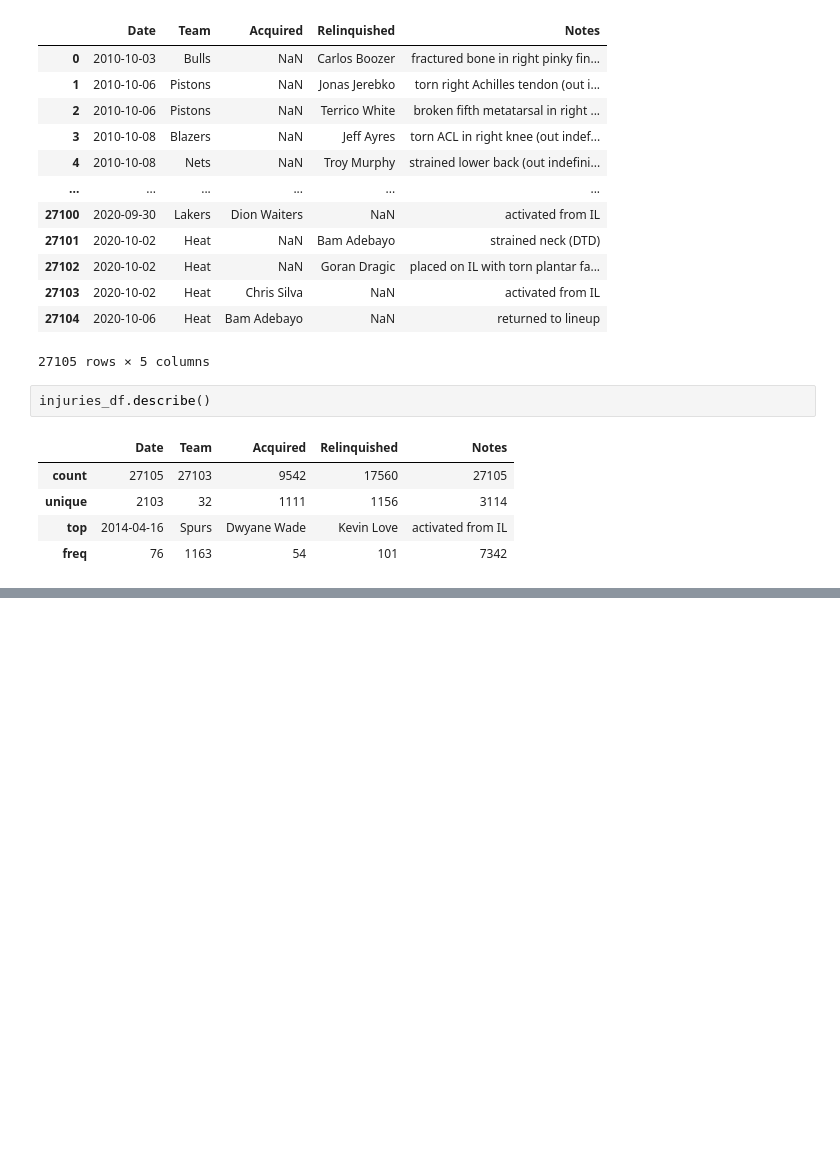
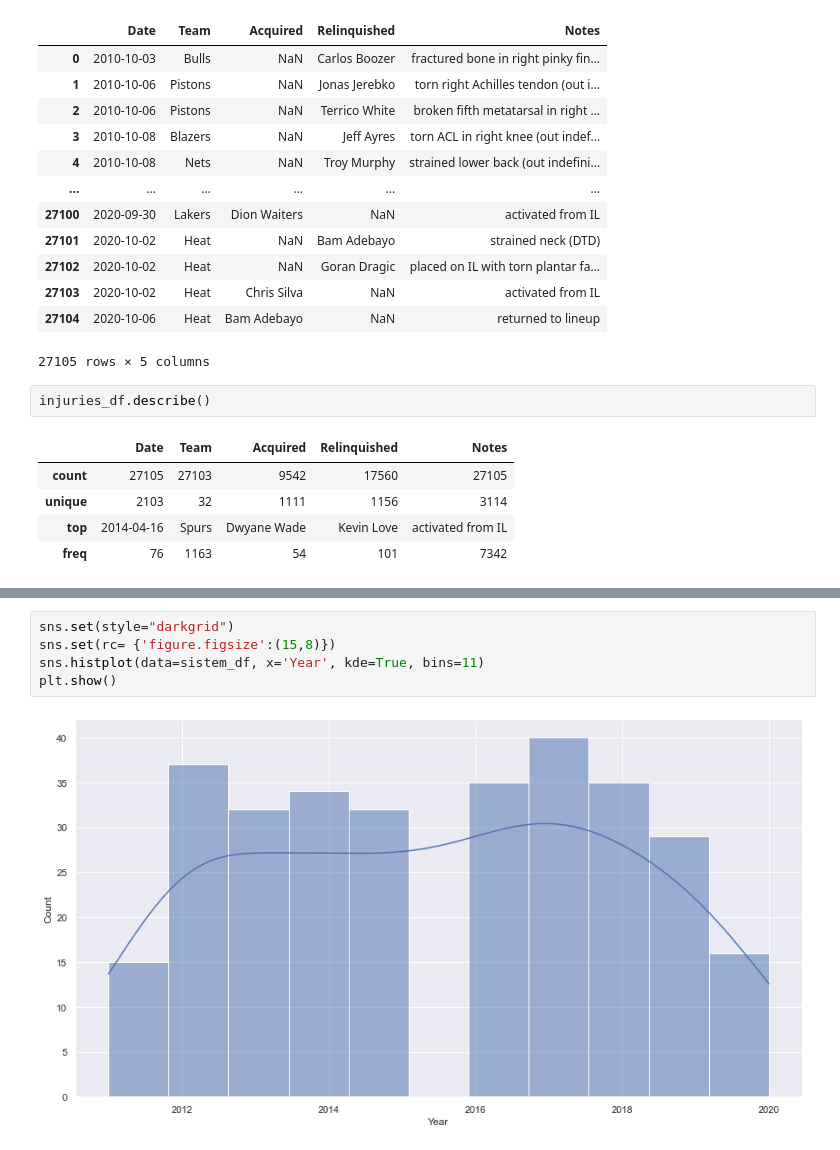
Before and after one commit to JordiZaragoza/Sampling, a Jupyter notebook: Pruebas.ipynb, the cells around one changed output, grey strips where cells are left out. Cells and saved outputs as stored; diff of their text form; blank space fills up the shorter version.

```diff
--- a/Pruebas.ipynb
+++ b/Pruebas.ipynb
@@ -110,0 +152,7 @@ ValueError: Input contains NaN
+# %%
+sns.set(style="darkgrid")
+sns.set(rc= {'figure.figsize':(15,8)})
+sns.histplot(data=sistem_df, x='Year', kde=True, bins=11)
+plt.show()
+# %% [output]
+[figure, added]
```
Also changed, not shown: parts of 16 cells of this notebook.
